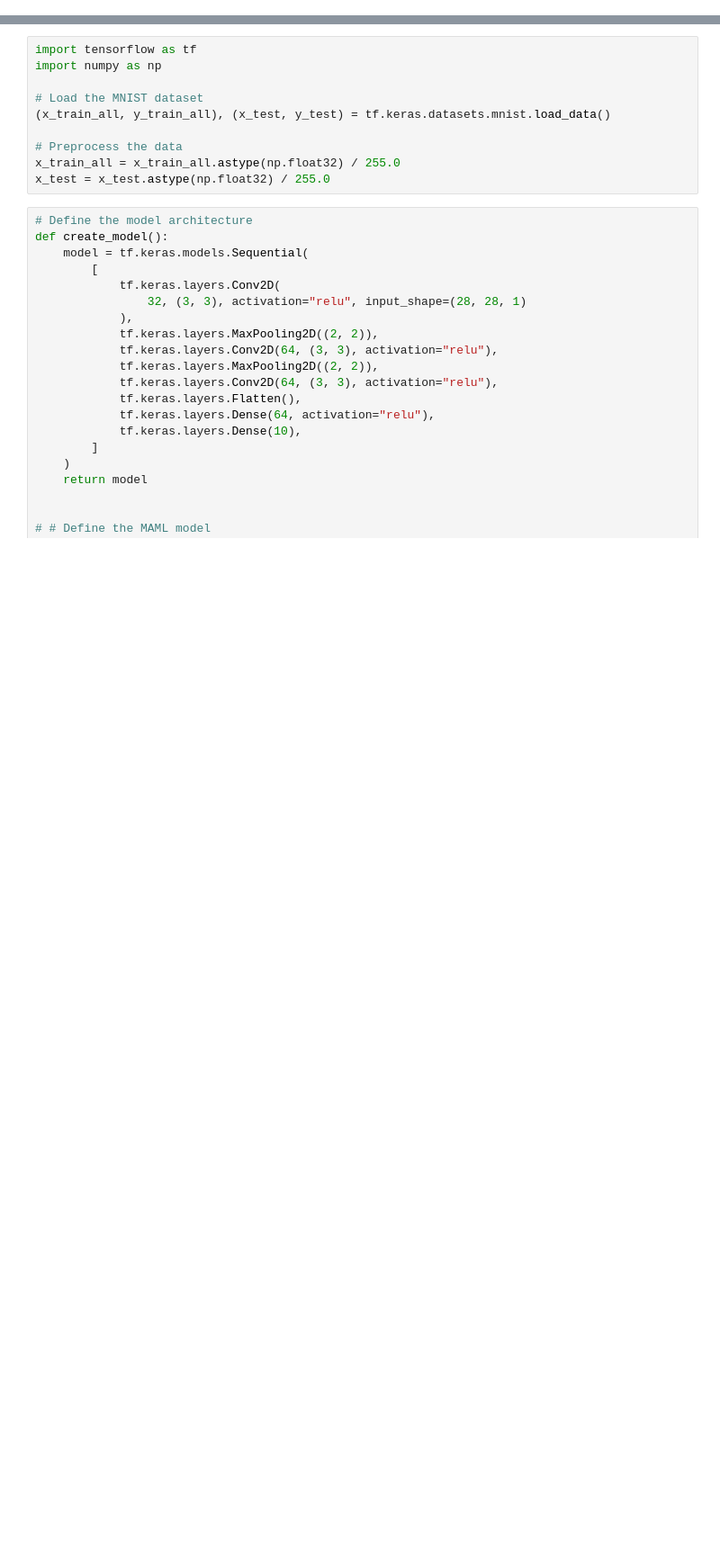
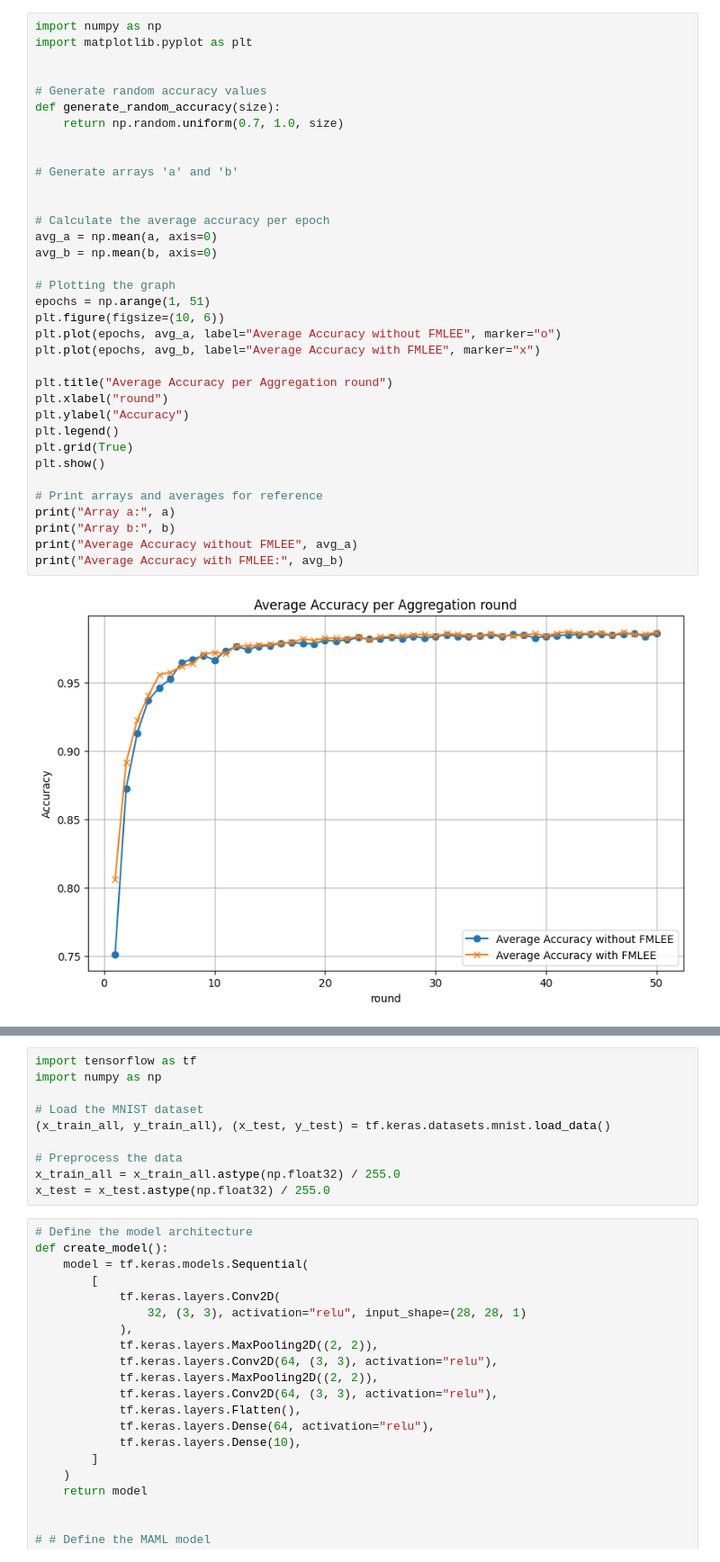
Before and after one commit to destx0/hemanfed, a Jupyter notebook: m.ipynb, the cells around one changed output, grey strips where cells are left out. Shown: that part at 90% size. Drawn from its saved outputs; the diff is of its cells as text; blank space fills up the shorter version.

```diff
--- a/m.ipynb
+++ b/m.ipynb
@@ -0,0 +1,37 @@
+# %%
+import numpy as np
+import matplotlib.pyplot as plt
+
+
+# Generate random accuracy values
+def generate_random_accuracy(size):
+    return np.random.uniform(0.7, 1.0, size)
+
+
+# Generate arrays 'a' and 'b'
+
+
+# Calculate the average accuracy per epoch
+avg_a = np.mean(a, axis=0)
+avg_b = np.mean(b, axis=0)
+
+# Plotting the graph
+epochs = np.arange(1, 51)
+plt.figure(figsize=(10, 6))
+plt.plot(epochs, avg_a, label="Average Accuracy without FMLEE", marker="o")
+plt.plot(epochs, avg_b, label="Average Accuracy with FMLEE", marker="x")
+
+plt.title("Average Accuracy per Aggregation round")
+plt.xlabel("round")
+plt.ylabel("Accuracy")
+plt.legend()
+plt.grid(True)
+plt.show()
+
+# Print arrays and averages for reference
+print("Array a:", a)
+print("Array b:", b)
+print("Average Accuracy without FMLEE", avg_a)
+print("Average Accuracy with FMLEE:", avg_b)
+# %% [output]
+[figure, added]
```
Also changed, not shown: parts of 16 cells of this notebook, 3 other files.
